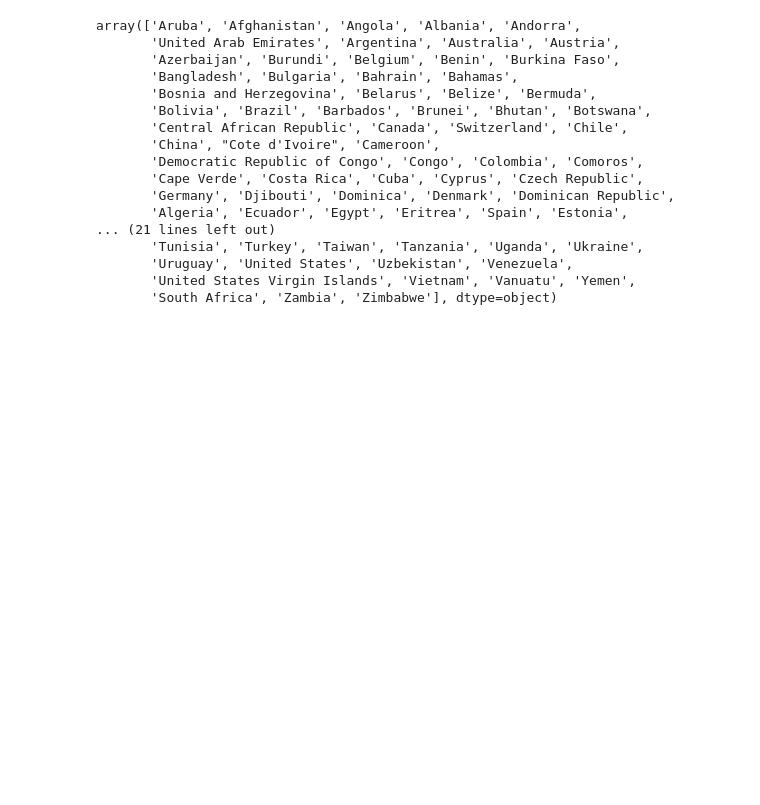
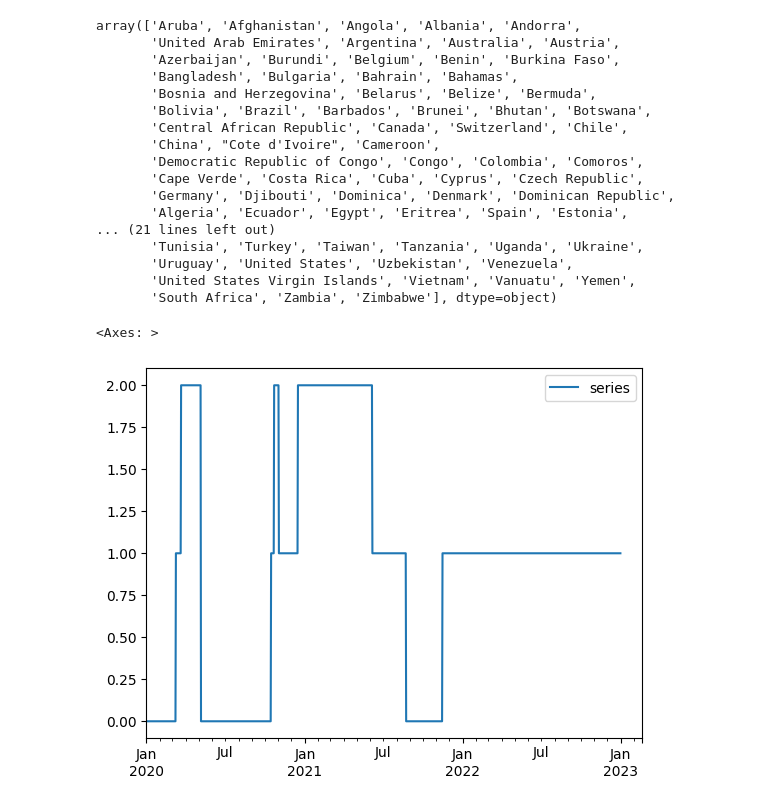
Before and after one commit to armsp/BDPP-23-Covid-Project, a Jupyter notebook: work/project/study_h.ipynb, the cells around one changed output. Cells and saved outputs as stored; diff of their text form; code cells hidden in the pictures; blank space fills up the shorter version.

Commit message:
removed ACAPS & introduced Oxford and extract

```diff
--- a/work/project/study_h.ipynb
+++ b/work/project/study_h.ipynb
@@ -160,3 +163,35 @@ array(['Aruba', 'Afghanistan', 'Angola', 'Albania', 'Andorra',
        'Uruguay', 'United States', 'Uzbekistan', 'Venezuela',
        'United States Virgin Islands', 'Vietnam', 'Vanuatu', 'Yemen',
        'South Africa', 'Zambia', 'Zimbabwe'], dtype=object)
+# %%
+def get_oxford_df( file, country ):
+
+    import datetime
+    import pandas as pd
+
+    df = pd.read_csv( file )
+
+    df_t = df[ df.country_name == country ].T
+    dates = list( df_t.index[ 6: ])
+
+    # Given list of strings representing dates
+    dates = [ datetime.datetime.strptime( date, "%d%b%Y" ).strftime( "%Y-%m-%d" ) for date in dates ]
+
+    # Convert the list of strings to a DateTimeIndex
+    datetime_index = pd.to_datetime(dates)
+
+    # Given list of values for the "Germany" column
+    country_values = df_t.iloc[ 6:, : ]
+
+    df_country = country_values
+
+    # Create the DataFrame
+    df_country.index = datetime_index
+    df_country.columns = [ "series" ]
+
+    return df_country
+# %%
+get_oxford_df( "data/c6m_stay_at_home_requirements.csv", "Germany" ).plot( )
+# %% [output]
+<Axes: >
+[figure, added]
```
Also changed, not shown: parts of 10 cells of this notebook, 25 other files.
